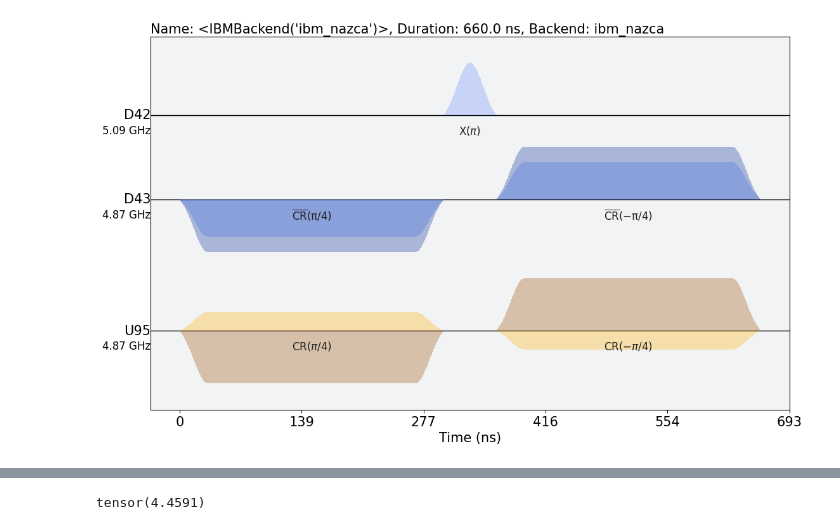
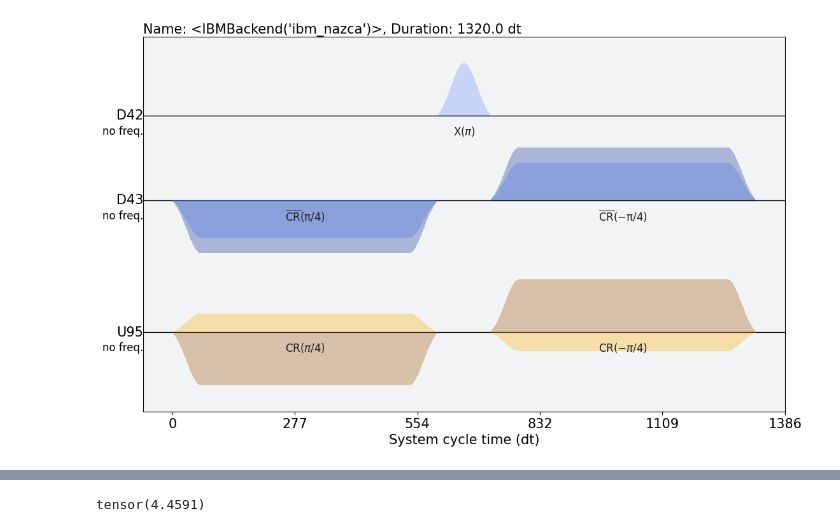
Before and after one commit to pop756/Quantum_KAN, a Jupyter notebook: Real_backend.ipynb, the cells around one changed output, grey strips where cells are left out. Cells and saved outputs as stored; diff of their text form; code cells hidden in the pictures.

```diff
--- a/Real_backend.ipynb
+++ b/Real_backend.ipynb
@@ -110,22 +126,22 @@ from qiskit.pulse.library import Gaussian
 # %%
 from qiskit import QuantumCircuit
 from qiskit import pulse
 from qiskit import schedule
 from qiskit.transpiler.preset_passmanagers import generate_preset_pass_manager
 from qiskit_ibm_runtime import Options
 passmanager = generate_preset_pass_manager(optimization_level=0, backend=backend_error, initial_layout=[42, 43])
 
 
 #qubit_use = [37,38,39,40,41,42,43]
 qubit_use = [0,1,2,3,4,5,6]
 circ = QuantumCircuit(2, 2)
 circ.ecr(0, 1)
 from qiskit import transpile
 circ = passmanager.run(circ,backend_error)
 pulse_schedule = schedule(circ,backend=backend_error)
-pulse_schedule.draw(backend=backend_error)
+pulse_schedule.draw()
 # %% [output]
-[figure, old version]
+[figure, new version]
 # %%
 init_list = []
 for item in backend_error.target['ecr']:
```
Also changed, not shown: parts of 23 cells of this notebook.
